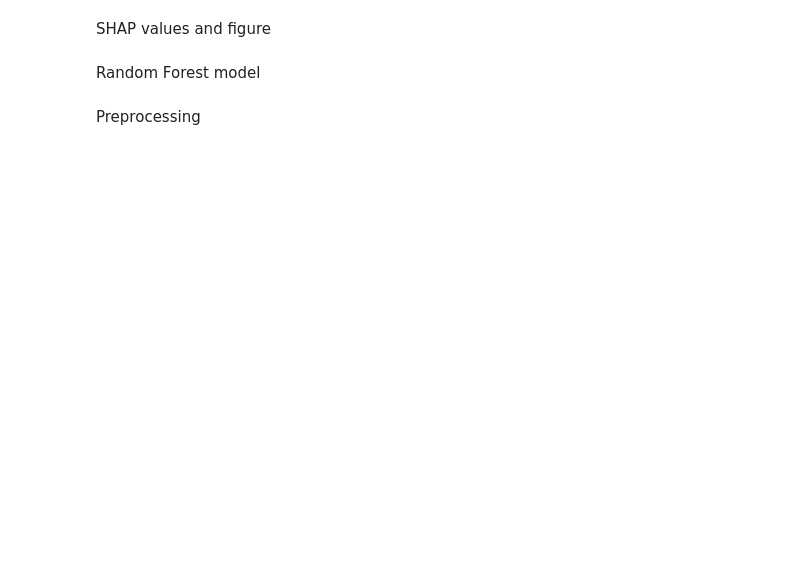
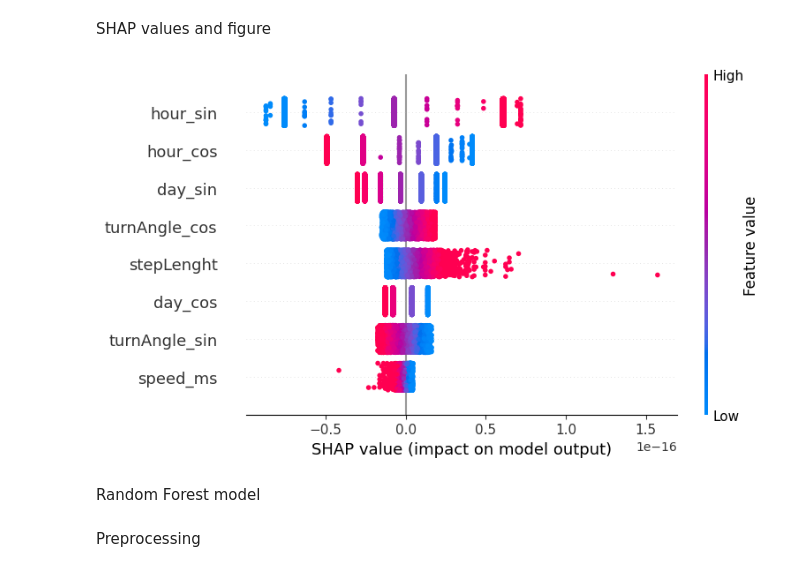
Before and after one commit to tbeucler/2024_MLEES, a Jupyter notebook: ML_course_2024.ipynb, the cells around one changed output. Cells and saved outputs as stored; diff of their text form; code cells hidden in the pictures; blank space fills up the shorter version.

```diff
--- a/ML_course_2024.ipynb
+++ b/ML_course_2024.ipynb
@@ -214,6 +216,13 @@ from sklearn.model_selection import train_test_split, StratifiedGroupKFold, Grid
 from sklearn.linear_model import LogisticRegression  # For the softmax regression model
 import joblib  # For saving and loading models
 import matplotlib.pyplot as plt  # For plotting and saving figures
+from google.colab import drive  # To interact with Google Drive in Google Colab
+
+# Mount Google Drive to access datasets and save results
+if not os.path.exists('/content/drive'):  # Check if the drive is already mounted
+    drive.mount('/content/drive')  # Mount the drive if not already mounted
+else:
+    print("Drive is already mounted.")  # Skip mounting if already done
 
 # Create a directory to save results
 results_dir = "/content/drive/MyDrive/Model_results/Softmax/"
@@ -225,7 +234,7 @@ if os.path.exists(synthetic_data_path):
     data = pd.read_csv(synthetic_data_path)
     print("Synthetic data loaded successfully.")
 else:
-    raise FileNotFoundError("Synthetic data file not found. Ensure the second script has run successfully.")
+    raise FileNotFoundError("Synthetic data file not found.")
 
 # Define features and target columns
 feature_columns = [
@@ -473,14 +467,18 @@ with open(global_metrics_path, 'w') as f:
 # %% [markdown]
 SHAP values and figure
 # %%
-explainer = shap.Explainer(best_rf_model, X_train)
+import shap
+
+explainer = shap.Explainer(best_softmax_model, X_train)
 shap_values = explainer(X_test)
 
 # Average SHAP values across classes for a global interpretation
 shap_values_mean = shap_values.values.mean(axis=2)
 
 # Summary plot with averaged SHAP values and feature names
 shap.summary_plot(shap_values_mean, X_test, feature_names=X_test.columns)
+# %% [output]
+[figure, added]
 # %% [markdown]
 Random Forest model
 # %% [markdown]
```
Also changed, not shown: parts of 10 cells of this notebook.
